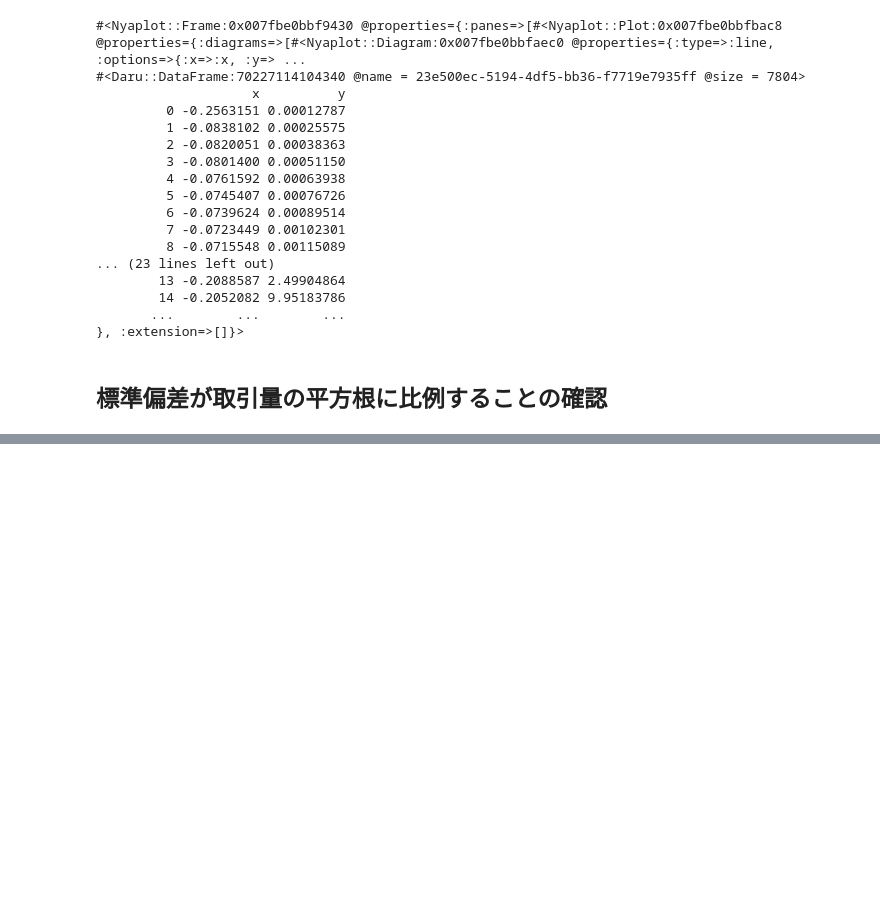
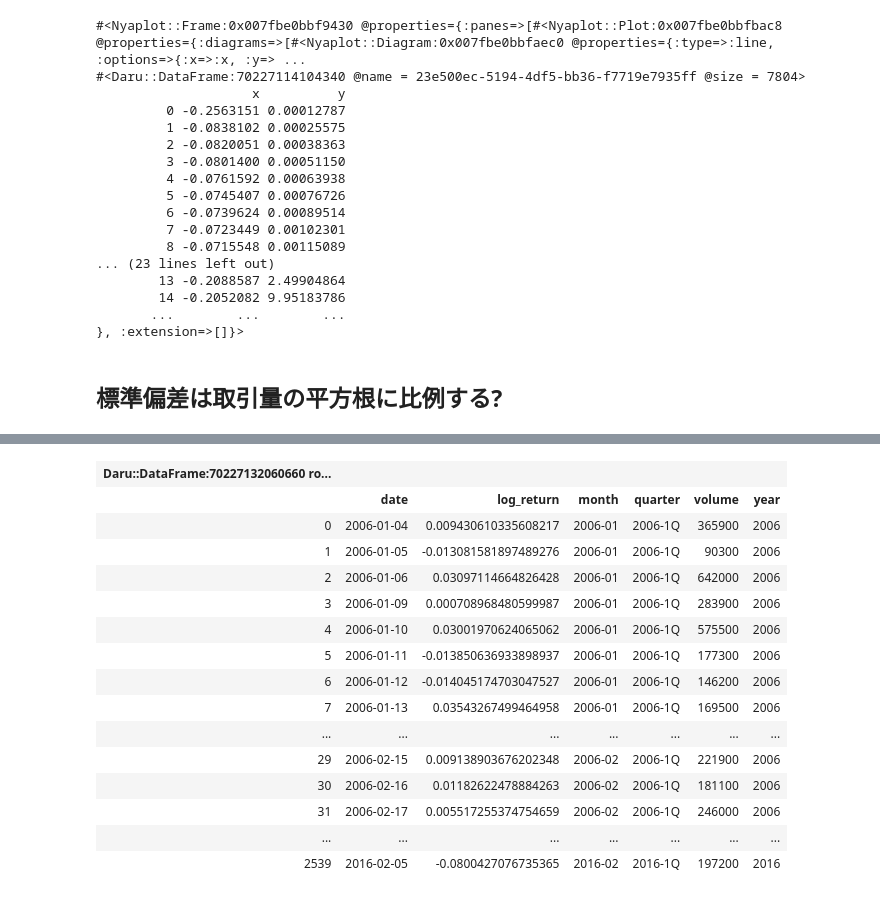
Before and after one commit to shugo/DCW2016, a Jupyter notebook: Stock.ipynb, the cells around one changed output, grey strips where cells are left out. Saved outputs shown, nothing was run; the diff lists cells and outputs as text; code cells hidden in the pictures; blank space fills up the shorter version.

```diff
--- a/Stock.ipynb
+++ b/Stock.ipynb
@@ -236,19 +236,12 @@ plot_cumulative_distribution(dji_lr[:log_return])
        ...        ...        ...
 }, :extension=>[]}>
 # %% [markdown]
-## 標準偏差が取引量の平方根に比例することの確認
+## 標準偏差は取引量の平方根に比例する?
 # %%
 lr = log_returns[0]
-lr = dji_lr
+# 対数収益率データに年・月・四半期を追加
 df = Daru::DataFrame.new(date: lr[:date], volume: lr[:volume], log_return: lr[:log_return],
-  year: lr[:date].map { |d| d.slice(/\A\d{4}/) }, month: lr[:date].map { |d| d.slice(/\A\d{4}-\d{2}/) })
-x = []
-y = []
-df.where(df[:year].gteq("2011")).group_by(:month).each_group { |g|
-  x << Math.sqrt(g[:volume].sum)
-  y << g[:log_return].std
-}
-plot = Nyaplot::Plot.new
-plot.add(:scatter, x, y)
-plot.show
+  year: lr[:date].map { |d| d.slice(/\A\d{4}/) },
+  quarter: lr[:date].map { |d| d.slice(/\A\d{4}-/) + (d.slice(/\A\d{4}-(\d{2})/, 1).to_i / 4 + 1).to_s + "Q" },
+  month: lr[:date].map { |d| d.slice(/\A\d{4}-\d{2}/) })
 # %% [output]
@@ -255,0 +248,16 @@ plot.show
+| Daru::DataFrame:70227132060660 ro... |  |  |  |  |  |  |
+|  | date | log_return | month | quarter | volume | year |
+| 0 | 2006-01-04 | 0.009430610335608217 | 2006-01 | 2006-1Q | 365900 | 2006 |
+| 1 | 2006-01-05 | -0.013081581897489276 | 2006-01 | 2006-1Q | 90300 | 2006 |
+| 2 | 2006-01-06 | 0.03097114664826428 | 2006-01 | 2006-1Q | 642000 | 2006 |
+| 3 | 2006-01-09 | 0.000708968480599987 | 2006-01 | 2006-1Q | 283900 | 2006 |
+| 4 | 2006-01-10 | 0.03001970624065062 | 2006-01 | 2006-1Q | 575500 | 2006 |
+| 5 | 2006-01-11 | -0.013850636933898937 | 2006-01 | 2006-1Q | 177300 | 2006 |
+| 6 | 2006-01-12 | -0.014045174703047527 | 2006-01 | 2006-1Q | 146200 | 2006 |
+| 7 | 2006-01-13 | 0.03543267499464958 | 2006-01 | 2006-1Q | 169500 | 2006 |
+| ... | ... | ... | ... | ... | ... | ... |
+| 29 | 2006-02-15 | 0.009138903676202348 | 2006-02 | 2006-1Q | 221900 | 2006 |
+| 30 | 2006-02-16 | 0.01182622478884263 | 2006-02 | 2006-1Q | 181100 | 2006 |
+| 31 | 2006-02-17 | 0.005517255374754659 | 2006-02 | 2006-1Q | 246000 | 2006 |
+| ... | ... | ... | ... | ... | ... | ... |
+| 2539 | 2016-02-05 | -0.0800427076735365 | 2016-02 | 2016-1Q | 197200 | 2016 |
```
Also changed, not shown: parts of 2 cells of this notebook.
